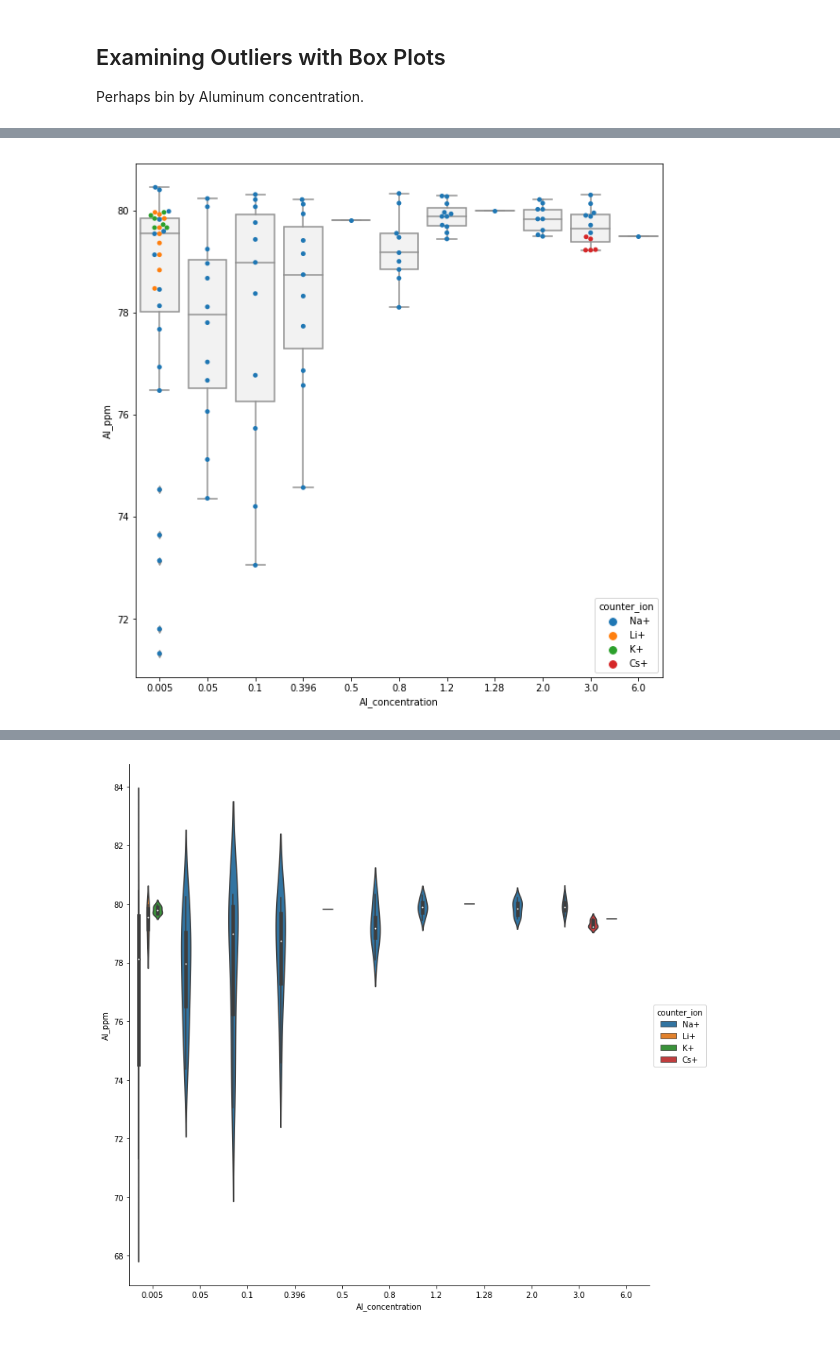
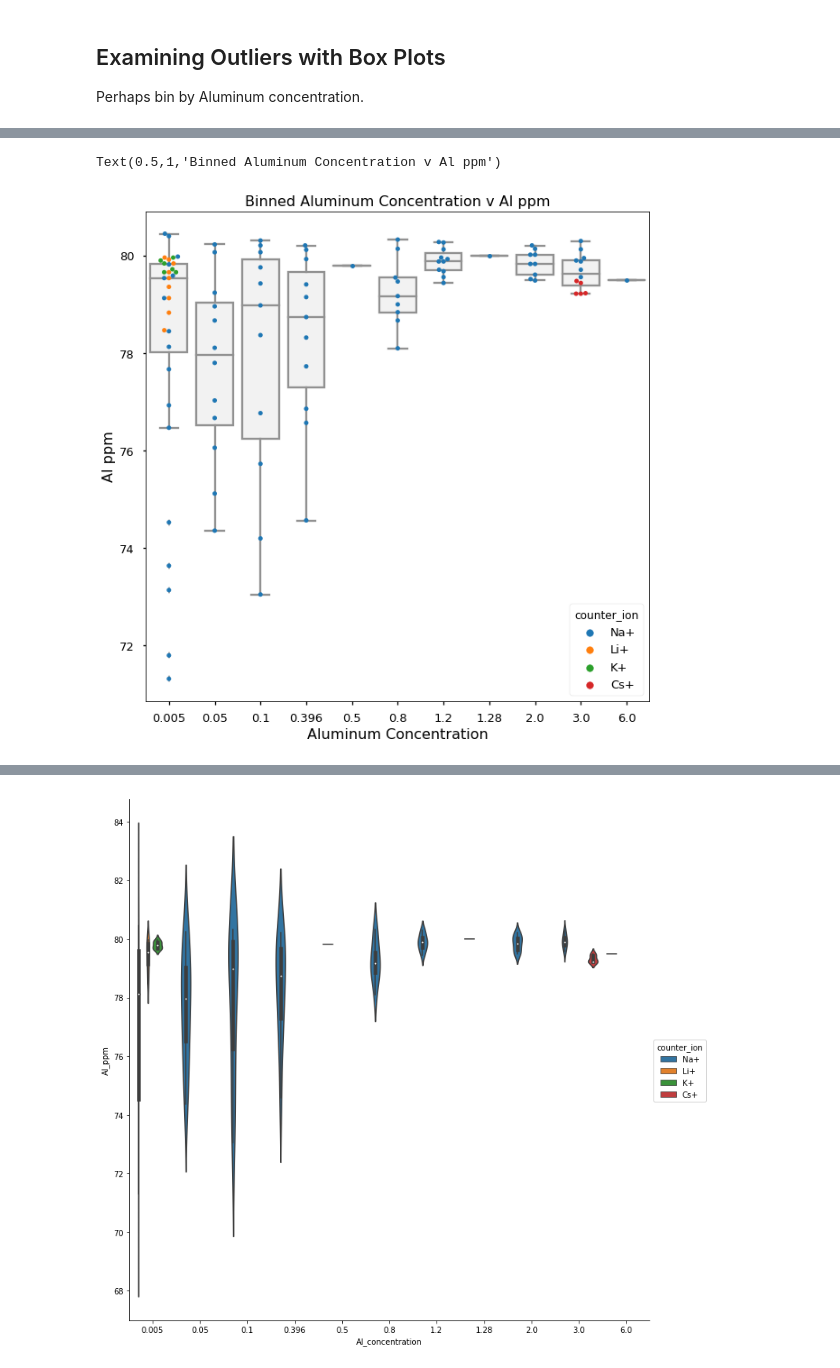
Before and after one commit to biggstd/pyluminate, a Jupyter notebook: notebooks/Al Review Figures.ipynb, the cells around one changed output, grey strips where cells are left out. Saved outputs shown, nothing was run; the diff lists cells and outputs as text; code cells hidden in the pictures.

```diff
--- a/notebooks/Al Review Figures.ipynb
+++ b/notebooks/Al Review Figures.ipynb
@@ -16,7 +16,8 @@ import sys
 # %%
 # import the data collected
 # This data was organized on a google spreadsheet
-data_path = "/home/tylerbiggs/git/pyluminate/data/al_nmr_data.csv"
+# data_path = "/home/tylerbiggs/git/pyluminate/data/al_nmr_data.csv"
+data_path = "/home/tyler-biggs/git/pyluminate/data/al_nmr_data.csv"
 # data_path = r"C:\Users\Tyler\Documents\pyluminate/data/al_nmr_data.csv"
 AlNMRData = pd.read_csv(data_path)
 # %% [markdown]
@@ -110,18 +118,23 @@ AlNMRData.boxplot(
 # %%
 fig1, ax1 = plt.subplots(figsize=(10,10))
 
 g = sns.swarmplot(
     x="Al_concentration",
     y="Al_ppm",
     hue="counter_ion",
     data=AlNMRData,
     ax=ax1,
 )
 
 g = sns.boxplot(
     x="Al_concentration",
     y="Al_ppm",
     color="0.95",
     data=AlNMRData)
+
+plt.ylabel("Al ppm", fontsize=16)
+plt.xlabel("Aluminum Concentration", fontsize=16)
+plt.title("Binned Aluminum Concentration v Al ppm", fontsize=16)
 # %% [output]
+Text(0.5,1,'Binned Aluminum Concentration v Al ppm')
-[figure, old version]
+[figure, new version]
```
Also changed, not shown: parts of 28 cells of this notebook.
